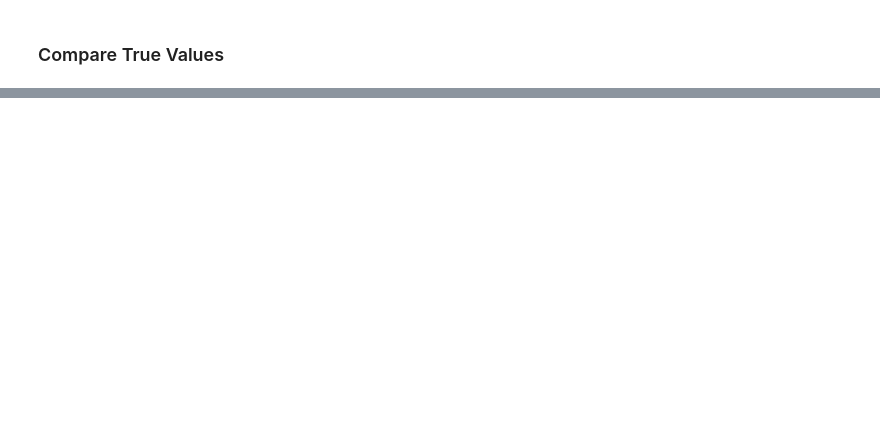
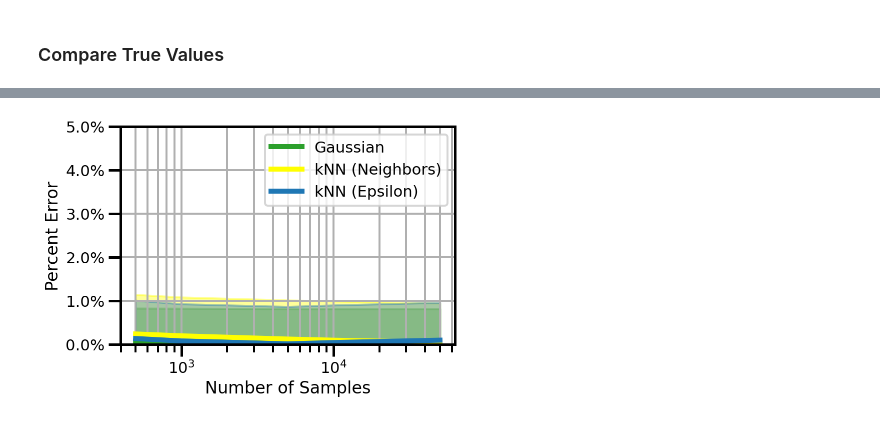
Before and after one commit to jejjohnson/pysim, a Jupyter notebook: notebooks/knn/knn_entropy_demo_exp.ipynb, the cells around one changed output, grey strips where cells are left out. Saved outputs shown, nothing was run; the diff lists cells and outputs as text; code cells hidden in the pictures; blank space fills up the shorter version.

```diff
--- a/notebooks/knn/knn_entropy_demo_exp.ipynb
+++ b/notebooks/knn/knn_entropy_demo_exp.ipynb
@@ -261,3 +389,9 @@ plt.show()
 def percent_error(real, pred):
     pred = np.abs(np.abs(pred - real) / real)
     return pred
+
+
+def get_mean_std(ds):
+    mean = ds.mean(["trial"])
+    std = 1.96 * ds.std(["trial"])
+    return mean, std
@@ -299,2 +398,84 @@ plt.show()
+# %%
+fig, ax = plt.subplots()
+
+real = stats_ds.sel(n_features=10, algorithm="truth").mean(["trial"]).H
+
+# stats_ds.sel(n_features=10, algorithm="truth_nats").mean(["trial"]).H.plot(
+#     ax=ax, label="Truth", linewidth=5, color="black"
+# )
+
+# ==========================
+# GAUSSIAN ESTIMATE
+# ==========================
+mu, std = get_mean_std(stats_ds.sel(n_features=10, algorithm="gaussian").H)
+
+# calculate percent error
+err_mu = percent_error(real, mu)
+err_std = percent_error(real, std)
+
+x_data = err_mu.coords["n_samples"].values
+y_mu = err_mu.values
+ub = y_mu + err_std.values.ravel()
+lb = y_mu - err_std.values.ravel()
+
+ax.plot(x_data, y_mu, linewidth=5, linestyle="-", color="tab:green", label="Gaussian")
+ax.fill_between(x_data, lb, ub, alpha=0.4, color="tab:green")
+
+
+# ==========================
+# KNN (NEIGHBOURS) ESTIMATE
+# ==========================
+mu, std = get_mean_std(stats_ds.sel(n_features=10, algorithm="knn_nbs").H)
+
+# calculate percent error
+err_mu = percent_error(real, mu)
+err_std = percent_error(real, std)
+
+x_data = err_mu.coords["n_samples"].values
+y_mu = err_mu.values
+ub = y_mu + err_std.values.ravel()
+lb = y_mu - err_std.values.ravel()
+
+ax.plot(
+    x_data, y_mu, linewidth=5, linestyle="-", color="Yellow", label="kNN (Neighbors)"
+)
+ax.fill_between(x_data, lb, ub, alpha=0.4, color="Yellow")
+
+
+# ==========================
+# KNN (EPSILON) ESTIMATE
+# ==========================
+mu, std = get_mean_std(stats_ds.sel(n_features=10, algorithm="knn_tree").H)
+
+# calculate percent error
+err_mu = percent_error(real, mu)
+err_std = percent_error(real, std)
+
+x_data = err_mu.coords["n_samples"].values
+y_mu = err_mu.values
+ub = y_mu + err_std.values.ravel()
+lb = y_mu - err_std.values.ravel()
+
+ax.plot(
+    x_data, y_mu, linewidth=5, linestyle="-", color="tab:blue", label="kNN (Epsilon)"
+)
+ax.fill_between(x_data, lb, ub, alpha=0.4, color="tab:blue")
+
+
+ax.set(
+    xlabel="Number of Samples",
+    ylabel="Percent Error",
+    title="",
+    xscale="log",
+    ylim=[0, 5],
+)
+import matplotlib.ticker as mtick
+
+ax.yaxis.set_major_formatter(mtick.PercentFormatter())
+ax.grid(True, which="both")
+ax.legend()
+plt.show()
+# %% [output]
+[figure, added]
 # %%
 all_stats_ = all_stats.copy()
```
Also changed, not shown: parts of 10 cells of this notebook, 21 other files.
